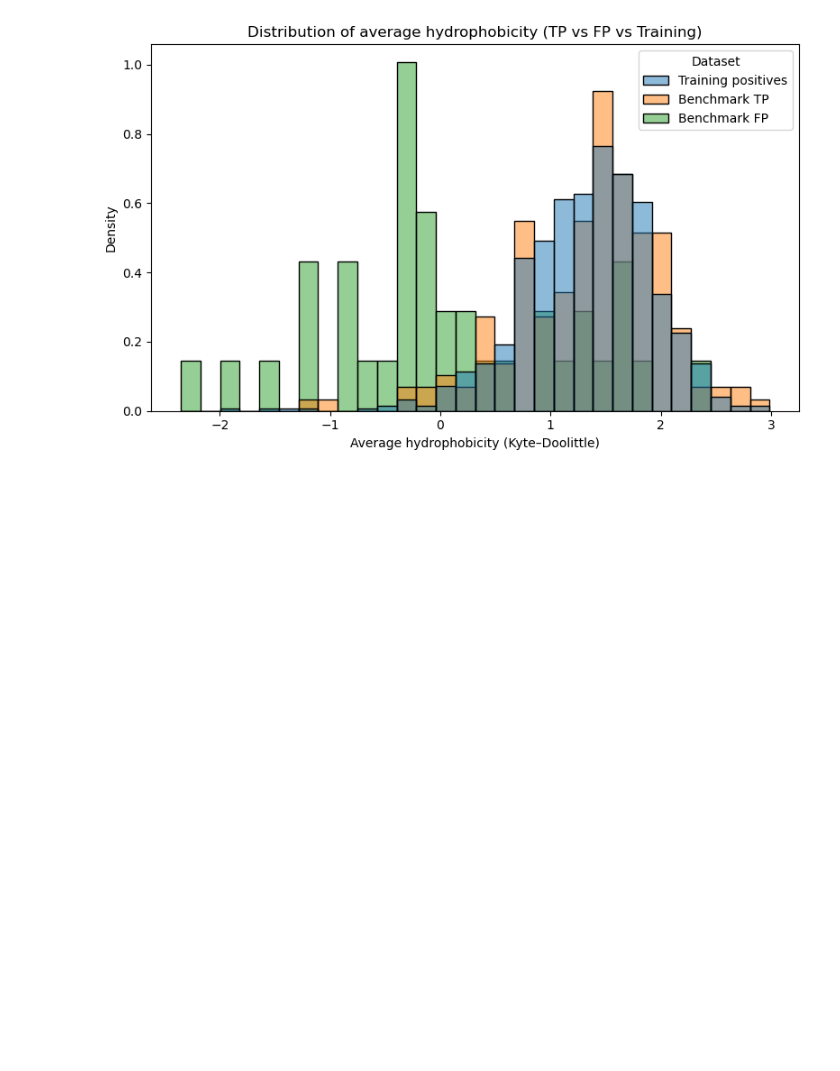
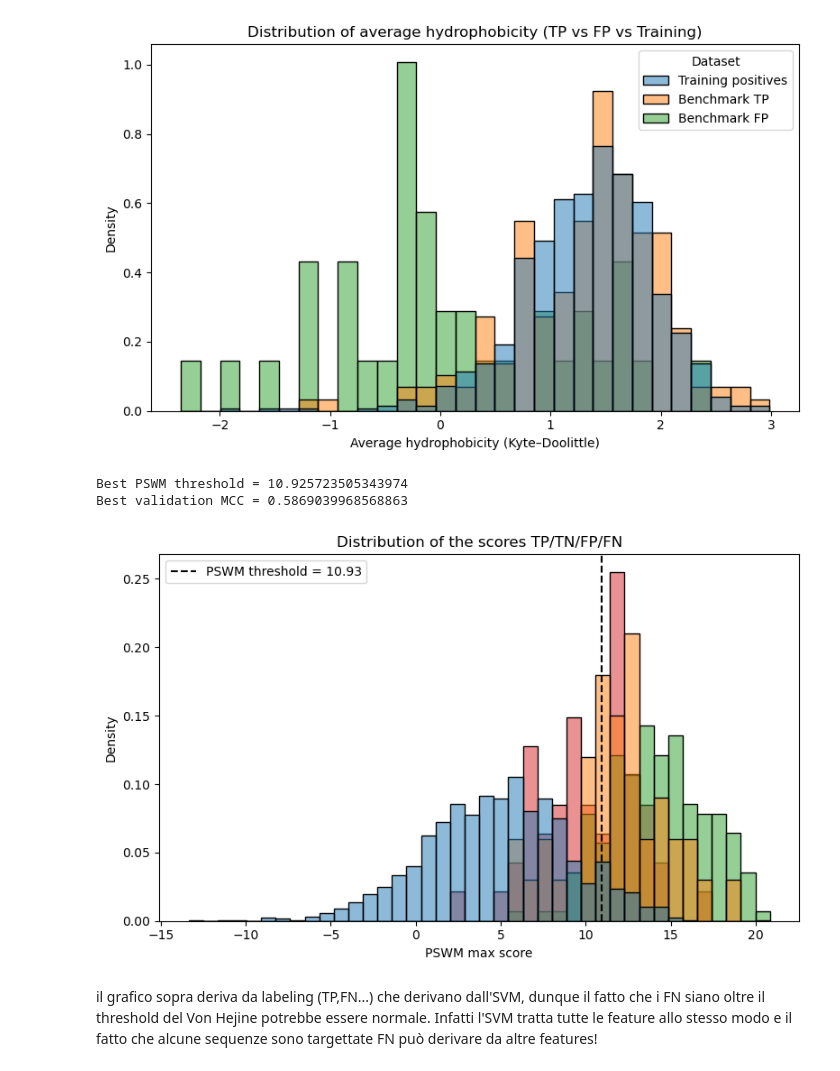
Before and after one commit to Anomalocaris98/LB2_project_group_9, a Jupyter notebook: Analysis of Results/Analysis_benchmark_results.ipynb, the cells around one changed output. Drawn from its saved outputs; the diff is of its cells as text; code cells hidden in the pictures; blank space fills up the shorter version.

Commit message:
added plots

```diff
--- a/Analysis of Results/Analysis_benchmark_results.ipynb
+++ b/Analysis of Results/Analysis_benchmark_results.ipynb
@@ -761,3 +761,58 @@ plt.savefig("hydrophobicity_TP_vs_FP_vs_training.png", dpi=300)
 plt.show()
 # %% [output]
 [figure]
+# %%
+# score PSWM sul validation set
+pswm_scores_val = highest_pswm_scores_aligned(
+    pswm,
+    val_seqs,
+    window_size=pswm_len
+).ravel()
+
+
+from sklearn.metrics import matthews_corrcoef
+import numpy as np
+
+best_thr = None
+best_mcc = -1.0
+
+min_s, max_s = pswm_scores_val.min(), pswm_scores_val.max()
+
+for t in np.linspace(min_s, max_s, 400):
+    y_pred = (pswm_scores_val > t).astype(int)
+    mcc = matthews_corrcoef(val_labels, y_pred)
+    if mcc > best_mcc:
+        best_mcc = mcc
+        best_thr = t
+
+print("Best PSWM threshold =", best_thr)
+print("Best validation MCC =",best_mcc)
+
+
+plt.figure(figsize=(8,5))
+sns.histplot(
+    data=df_pswm_plot,
+    x="pswm_score",
+    hue="Class",
+    stat="density",
+    common_norm=False,
+    bins=40,
+    multiple="layer",
+    alpha=0.5
+)
+
+plt.axvline(best_thr, color="black", linestyle="--", label=f"PSWM threshold = {best_thr:.2f}")
+
+plt.title("Distribution of the scores TP/TN/FP/FN")
+plt.xlabel("PSWM max score")
+plt.ylabel("Density")
+plt.legend()
+plt.tight_layout()
+plt.savefig("pswm_scores_hist_TP_TN_FP_FN_with_thr.png", dpi=300)
+plt.show()
+# %% [output]
+Best PSWM threshold = 10.925723505343974
+Best validation MCC = 0.5869039968568863
+[figure, added]
+# %% [markdown]
+il grafico sopra deriva da labeling (TP,FN...) che derivano dall'SVM, dunque il fatto che i FN siano oltre il threshold del Von Hejine potrebbe essere normale. Infatti l'SVM tratta tutte le feature allo stesso modo e il fatto che alcune sequenze sono targettate FN può derivare da altre features!
```
Also changed, not shown: parts of 1 cell of this notebook.
